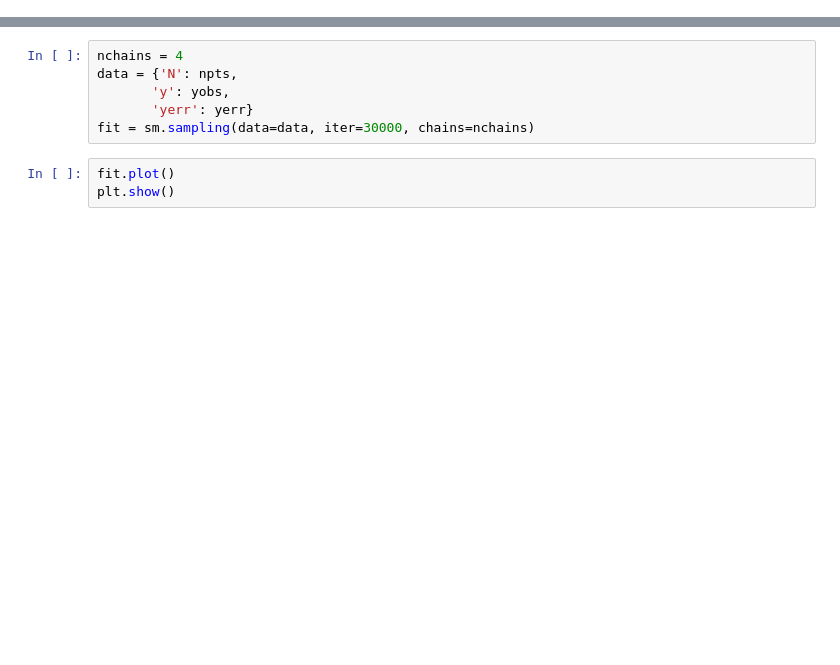
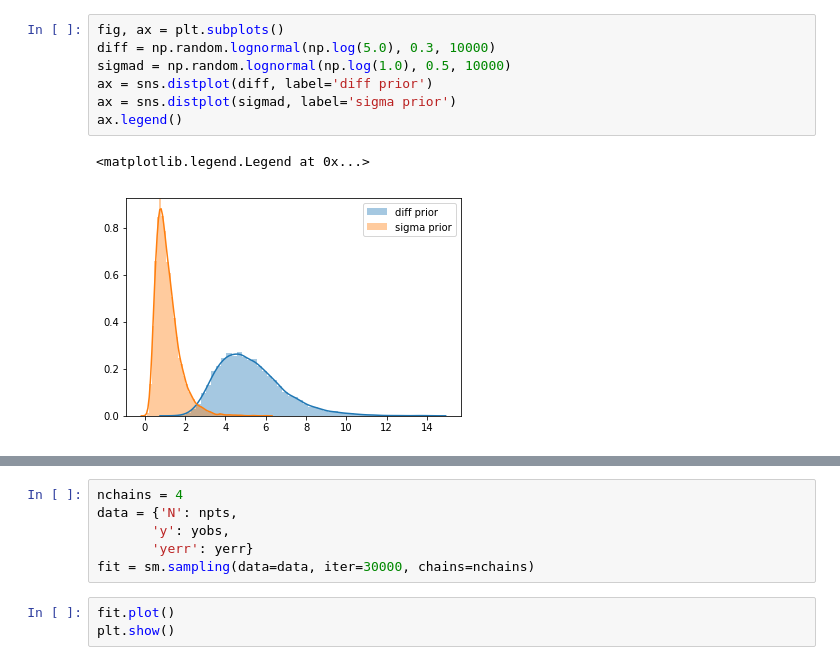
Before and after one commit to grd349/HBM, a Jupyter notebook: Problem4.ipynb, the cells around one changed output, grey strips where cells are left out. Cells and saved outputs as stored; diff of their text form; blank space fills up the shorter version.

```diff
--- a/Problem4.ipynb
+++ b/Problem4.ipynb
@@ -26,0 +51,10 @@ plt.show()
+# %%
+fig, ax = plt.subplots()
+diff = np.random.lognormal(np.log(5.0), 0.3, 10000)
+sigmad = np.random.lognormal(np.log(1.0), 0.5, 10000)
+ax = sns.distplot(diff, label='diff prior')
+ax = sns.distplot(sigmad, label='sigma prior')
+ax.legend()
+# %% [output]
+<matplotlib.legend.Legend at 0x...>
+[figure, added]
```
Also changed, not shown: parts of 12 cells of this notebook.
